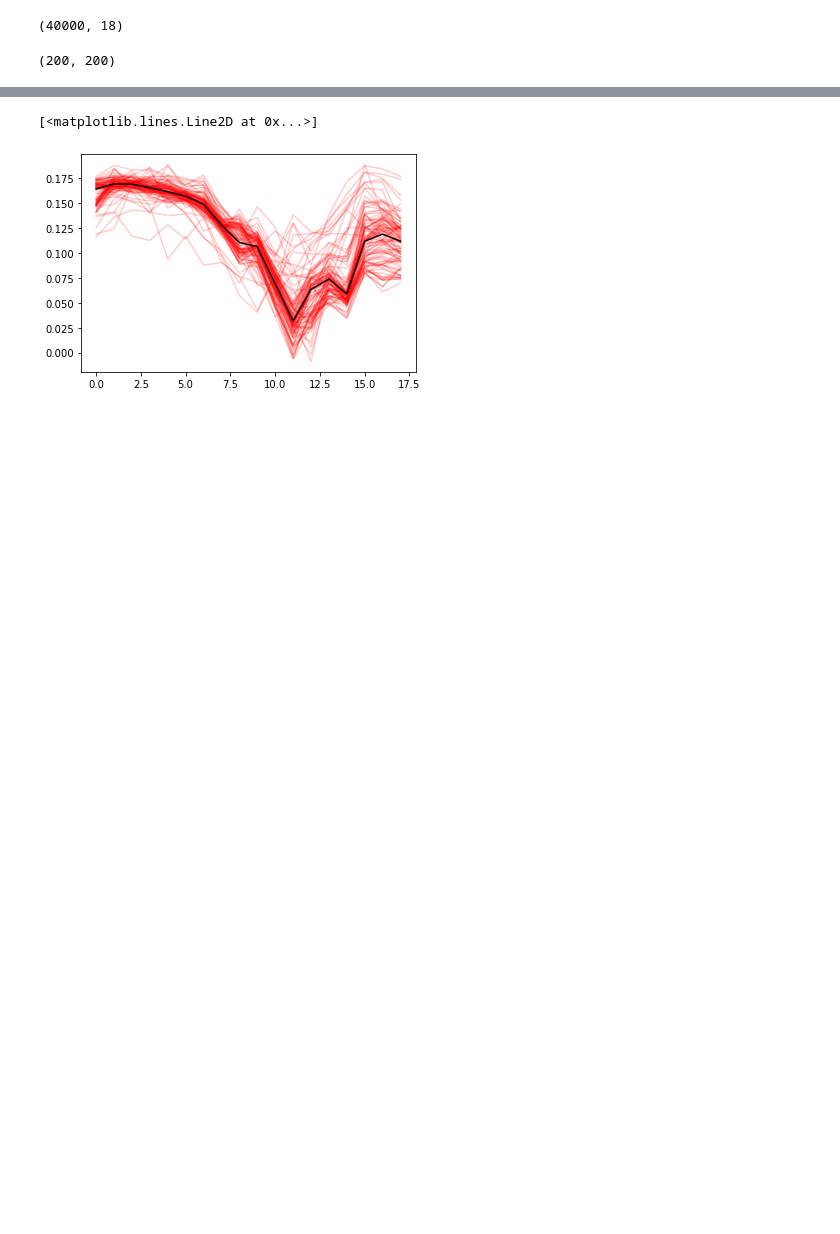
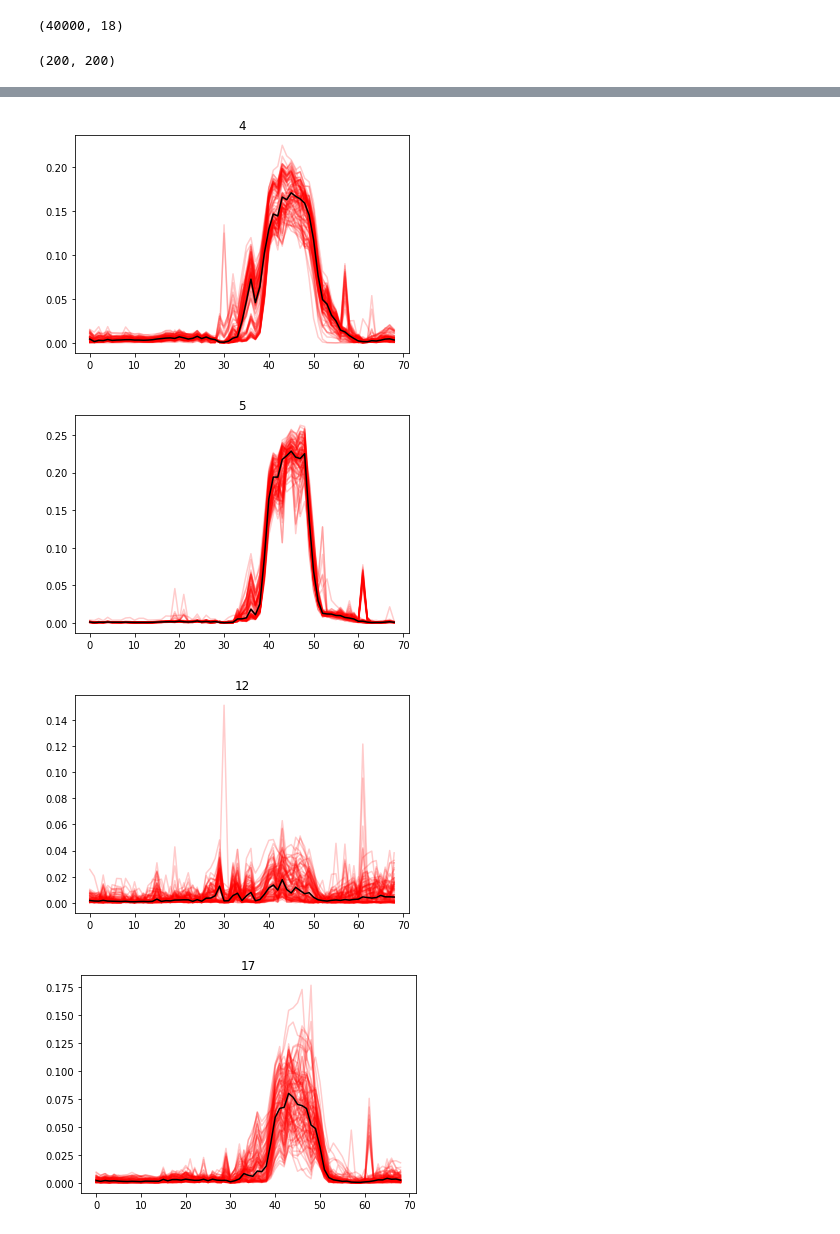
Before and after one commit to daleroberts/hdstats, a Jupyter notebook: docs/temporal.ipynb, the cells around one changed output, grey strips where cells are left out. Cells and saved outputs as stored; diff of their text form; code cells hidden in the pictures; blank space fills up the shorter version.

```diff
--- a/docs/temporal.ipynb
+++ b/docs/temporal.ipynb
@@ -191,5 +234,7 @@ imshow(mdtw);
 # %%
 img = np.dstack([f1,f2,f3,f4,f5,f6,f7,f8,f9,f10,f11,f12])
+# %%
+img[np.isnan(img)] = 0.0
 # %%
 np.count_nonzero(np.isnan(img))
 # %% [output]
@@ -216,19 +258,22 @@ mask = np.isfinite(img).all(axis=2)
 mask.shape
 # %% [output]
 (200, 200)
+# %%
+img[mask] = 0.0
 # %%
 from sklearn.pipeline import Pipeline
 from sklearn.mixture import GaussianMixture
 from sklearn.decomposition import PCA, FactorAnalysis
 
 nfeatures = X.shape[1]
+ninitclass = 20
 
 pipeline = []
 
-pca = PCA(n_components=8, svd_solver="randomized", whiten=True)
-pipeline.append(("pca", pca))
+# pca = PCA(n_components=int(0.9*nfeatures), svd_solver="randomized", whiten=True)
+# pipeline.append(("pca", pca))
 
-gmm = GaussianMixture(n_components=20, covariance_type="full", verbose=True, init_params="random")
+gmm = GaussianMixture(n_components=ninitclass, covariance_type="diag", verbose=True, init_params="random")
 
 pipeline.append(("gmm", gmm))
 
@@ -259,3 +305,3 @@ Pipeline(memory=None,
 # %%
-labels = np.zeros((imgos[0], imgos[1]), dtype=np.uint8)
+labels = np.zeros((img.shape[0], img.shape[1]), dtype=np.uint8)
 labels[mask] = classifier.predict(X[mask.flat])
@@ -276,13 +320,15 @@ for i in np.unique(labels):
 # %%
-series = ndvi[labels==17,:]
-idxs = np.random.randint(0, series.shape[0], size=100)
-
-t = range(series.shape[1])
-
-for ts in series[idxs]:
-    plt.plot(t, ts, color='r', alpha=0.2)
-
-plt.plot(t, np.median(series[idxs], axis=0), color='k')
+for k in np.unique(labels):
+    series = cdts[labels==k,:]
+    idxs = np.random.randint(0, series.shape[0], size=100)
+    t = range(series.shape[1])
+    plt.figure()
+    for ts in series[idxs]:
+        plt.plot(t, ts, color='r', alpha=0.2)
+    plt.plot(t, np.median(series[idxs], axis=0), color='k')
+    plt.title(k)
 # %% [output]
-[<matplotlib.lines.Line2D at 0x...>]
-[figure, old version]
+[figure, new version]
+[figure, added]
+[figure, added]
+[figure, added]
```
Also changed, not shown: parts of 90 cells of this notebook.
